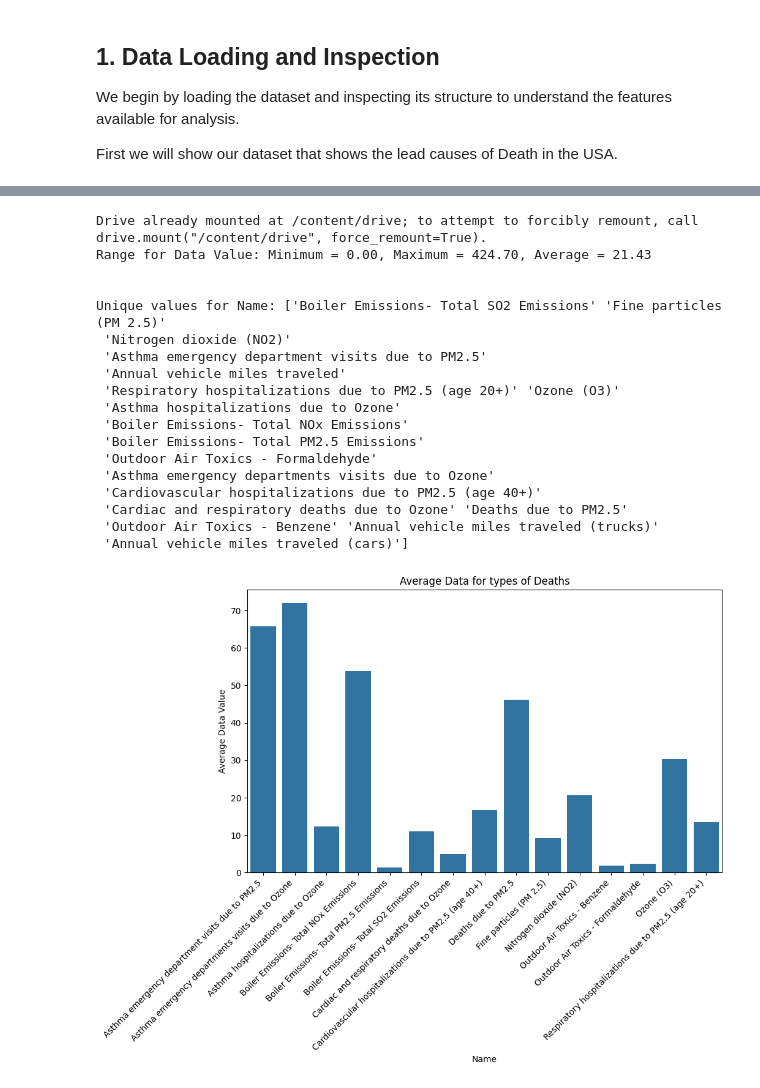
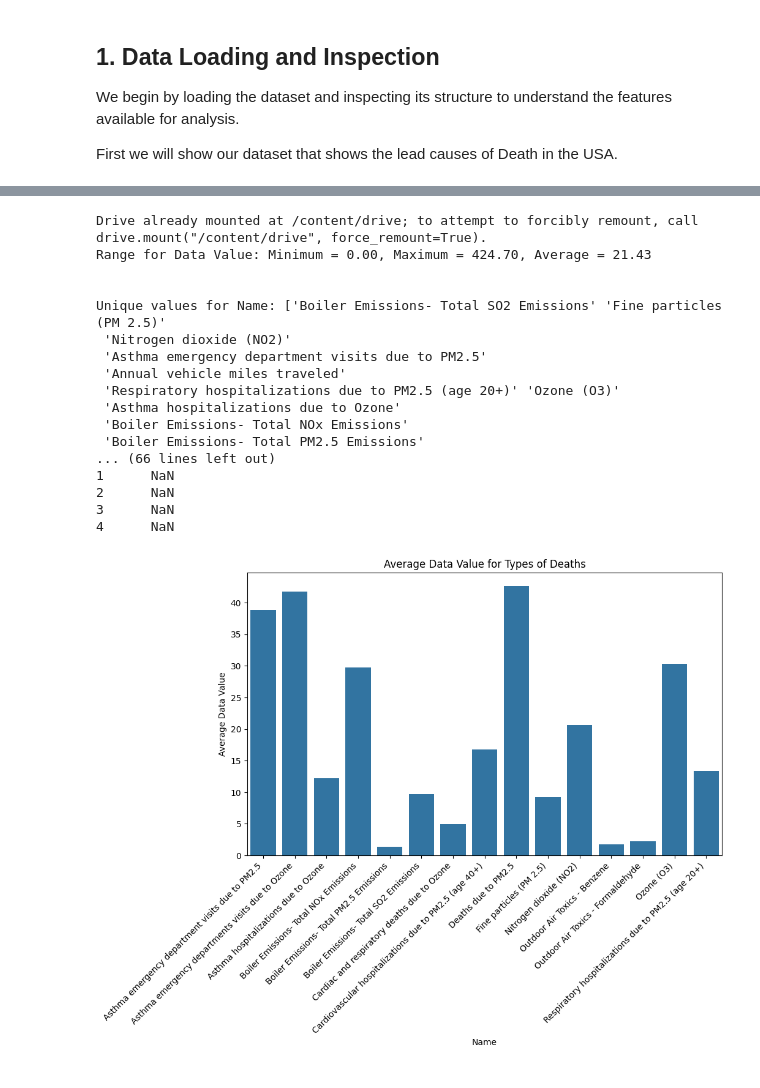
Before and after one commit to ipark3/Hank-Ian, a Jupyter notebook: GitHub Project/dataset/code/exploration.ipynb, the cells around one changed output, grey strips where cells are left out. Cells and saved outputs as stored; diff of their text form; code cells hidden in the pictures.

```diff
--- a/GitHub Project/dataset/code/exploration.ipynb
+++ b/GitHub Project/dataset/code/exploration.ipynb
@@ -122,62 +179,96 @@ import pandas as pd
 import matplotlib.pyplot as plt
 import seaborn as sns
 
+# Load the data
 df = pd.read_csv('/content/drive/MyDrive/Personal/Air_Quality.csv')
-
 df.columns = df.columns.str.strip()
 
+# Display initial rows
 df.head()
 
-# include numerical and objects from columns
-numerical_features= df.select_dtypes(include=['float64']).columns
+# Separate numerical and categorical columns
+numerical_features = df.select_dtypes(include=['float64']).columns
 categorical_features = df.select_dtypes(include=['object']).columns
 
-# gets range for the numbers
+# Get range for numerical features
 numerical_range = {feature: (df[feature].min(), df[feature].max()) for feature in numerical_features}
 
-# gets unique values for objects
+# Get unique values for categorical features
 categorical_values = {feature: df[feature].unique() for feature in categorical_features}
 
-# prints numerical data Min, Max, Avg
+# Print range for 'Data Value' if present
 if 'Data Value' in numerical_features:
     min_value, max_value = numerical_range['Data Value']
     avg_value = df['Data Value'].mean()  # Calculate average
     print(f"Range for Data Value: Minimum = {min_value:.2f}, Maximum = {max_value:.2f}, Average = {avg_value:.2f}")
-print ('\n')
+print('\n')
 
-# prints type of Airborne Illness
+# Print unique values for 'Name' if present
 if 'Name' in categorical_values:
     print(f"Unique values for Name: {categorical_values['Name']}\n")
 
-# Calculate the average 'Data Value' for each 'Name' category, excluding "Annual Vehicle"
-filtered_data = df[~df['Name'].isin(['Annual vehicle miles traveled', 'Annual vehicle miles traveled (cars)', 'Annual vehicle miles traveled (trucks)'])]
+# Step 1: Identify Outliers using IQR Method for numerical features
+outliers = {}
+for feature in numerical_features:
+    Q1 = df[feature].quantile(0.25)
+    Q3 = df[feature].quantile(0.75)
+    IQR = Q3 - Q1
+    lower_bound = Q1 - 1.5 * IQR
+    upper_bound = Q3 + 1.5 * IQR
+    outliers[feature] = df[(df[feature] < lower_bound) | (df[feature] > upper_bound)]
+
+# Display examples of outliers
+print("\nOutliers Detected:")
+for feature, outlier_df in outliers.items():
+    if not outlier_df.empty:
+        print(f"\nOutliers for {feature}:\n", outlier_df[[feature]])
+
+# Step 3: Clean Outliers by Capping to Bounds
+cleaned_df = df.copy()
+for feature in numerical_features:
+    Q1 = cleaned_df[feature].quantile(0.25)
+    Q3 = cleaned_df[feature].quantile(0.75)
+    IQR = Q3 - Q1
+    lower_bound = Q1 - 1.5 * IQR
+    upper_bound = Q3 + 1.5 * IQR
+    cleaned_df[feature] = cleaned_df[feature].clip(lower=lower_bound, upper=upper_bound)
+
+# Display the cleaned data
+print("\nCleaned Data After Outlier Treatment:")
+print(cleaned_df.head())
+
+# Calculate the average 'Data Value' for each 'Name' category, excluding specific values
+filtered_data = cleaned_df[~cleaned_df['Name'].isin([
+    'Annual vehicle miles traveled',
+    'Annual vehicle miles traveled (cars)',
+    'Annual vehicle miles traveled (trucks)'
+])]
 average_data_value = filtered_data.groupby('Name')['Data Value'].mean().reset_index()
 
 # Create the bar plot
 plt.figure(figsize=(10, 6))  # Adjust figure size as needed
 sns.barplot(x='Name', y='Data Value', data=average_data_value)
-plt.title('Average Data for types of Deaths')
+plt.title('Average Data Value for Types of Deaths')
 plt.xticks(rotation=45, ha='right')  # Rotate x-axis labels for better readability
 plt.xlabel('Name')
 plt.ylabel('Average Data Value')
 plt.show()
 # %% [output]
 Drive already mounted at /content/drive; to attempt to forcibly remount, call drive.mount("/content/drive", force_remount=True).
 Range for Data Value: Minimum = 0.00, Maximum = 424.70, Average = 21.43
 
 
 Unique values for Name: ['Boiler Emissions- Total SO2 Emissions' 'Fine particles (PM 2.5)'
  'Nitrogen dioxide (NO2)'
  'Asthma emergency department visits due to PM2.5'
  'Annual vehicle miles traveled'
  'Respiratory hospitalizations due to PM2.5 (age 20+)' 'Ozone (O3)'
  'Asthma hospitalizations due to Ozone'
  'Boiler Emissions- Total NOx Emissions'
  'Boiler Emissions- Total PM2.5 Emissions'
- 'Outdoor Air Toxics - Formaldehyde'
- 'Asthma emergency departments visits due to Ozone'
- 'Cardiovascular hospitalizations due to PM2.5 (age 40+)'
- 'Cardiac and respiratory deaths due to Ozone' 'Deaths due to PM2.5'
- 'Outdoor Air Toxics - Benzene' 'Annual vehicle miles traveled (trucks)'
- 'Annual vehicle miles traveled (cars)']
+... (66 lines left out)
+1      NaN
+2      NaN
+3      NaN
+4      NaN
-[figure, old version]
+[figure, new version]
```
Also changed, not shown: parts of 2 cells of this notebook.
